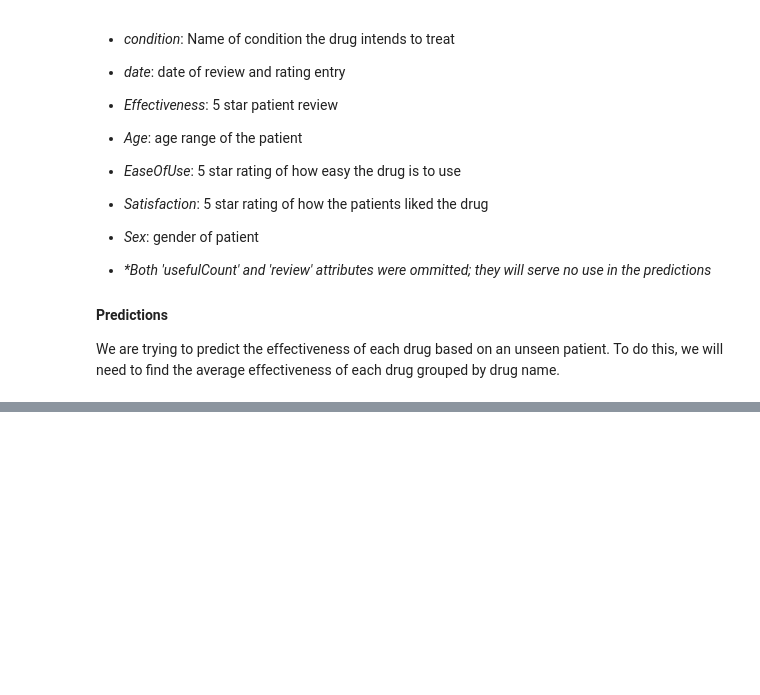
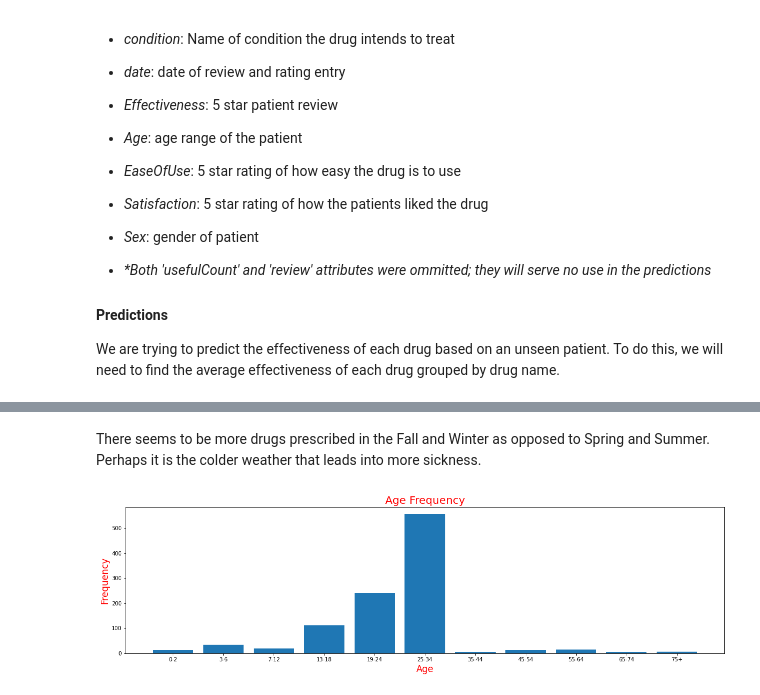
Before and after one commit to cthorpen/CPSC322-Final-Project, a Jupyter notebook: project.ipynb, the cells around one changed output, grey strips where cells are left out. Cells and saved outputs as stored; diff of their text form; code cells hidden in the pictures; blank space fills up the shorter version.

```diff
--- a/project.ipynb
+++ b/project.ipynb
@@ -135,0 +162,14 @@ value to the following categorical values:
+# %% [markdown]
+There seems to be more drugs prescribed in the Fall and Winter as opposed to Spring and Summer. Perhaps it is the colder weather that leads into more sickness.
+# %%
+# Boxplot of age
+age_vals, age_counts = avg_drug_table.get_frequencies('Age')
+count_ord = []
+
+l = [0, 4, 9, 1, 2, 3, 5, 6, 7, 8, 10]
+for item in l:
+    count_ord.append(age_counts[item])
+
+plot.bar_chart(['0-2', '3-6', '7-12', '13-18', '19-24', '25-34', '35-44', '45-54', '55-64', '65-74', '75+'], count_ord, "Age Frequency", "Age", "Frequency")
+# %% [output]
+[figure, added]
```
Also changed, not shown: parts of 17 cells of this notebook.
